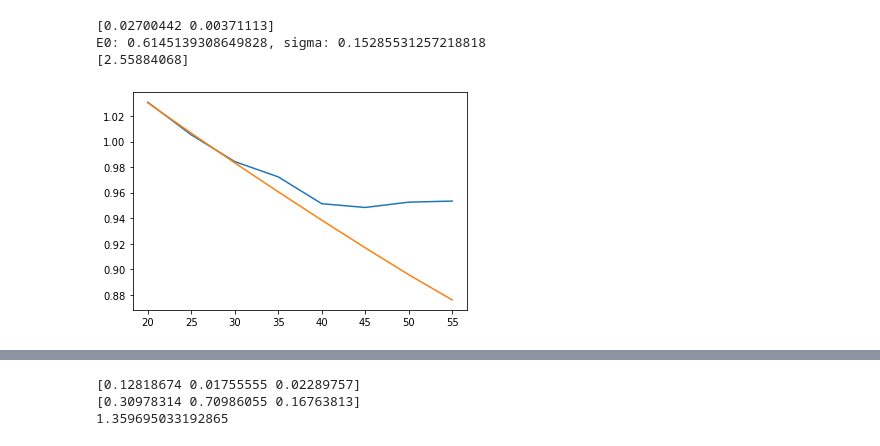
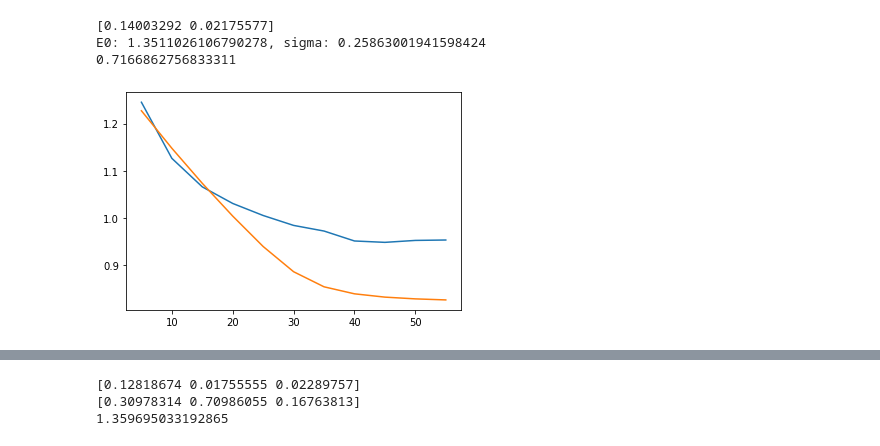
Before and after one commit to jinluchang/Qlattice, a Jupyter notebook: applications/false-vacuum-decay/false_vacuum_decay.ipynb, the cells around one changed output, grey strips where cells are left out. Cells and saved outputs as stored; diff of their text form; code cells hidden in the pictures.

```diff
--- a/applications/false-vacuum-decay/false_vacuum_decay.ipynb
+++ b/applications/false-vacuum-decay/false_vacuum_decay.ipynb
@@ -36,7 +35,7 @@ date = "*" #datetime.datetime.now().date()
 fileid = f"{total_site[0]}x{total_site[3]}_lmbd_{lmbd}_v0_{v0}_alpha_{alpha}_m_{m_particle}_dt_{dt}_bar_{barrier_strength}_M_{M}_L_{L}_tfull_{t_full}_tFV_{t_FV}_{date}_{version}"
 
 cutoff = 10000
-block_size = 2000
+block_size = 10000
 
 measurements = Data(Nt, cutoff, block_size)
 measurements.load(f"output_data/measurements_{fileid}.bin")
@@ -66,7 +65,7 @@ dSs = []
 dS_errs = []
 t_TVs = []
 
-for sf in sfs[:-3]:
+for sf in sfs[1:]:
     blocks = measurements.get_exp_Ebar_blocks(sf)
     dS, err = jk.get_errors_from_blocks(np.mean(blocks), blocks)
     dSs.append(dS)
@@ -120,17 +112,18 @@ plt.plot(t_TVs, fit.fit(np.array(t_TVs), opt[0], opt[1]))
 # %%
-fit = ratios_fit.GaussianFitNoBounds(t_TVs, 0.0, 0.2)
+fit = ratios_fit.GaussianFitNoBounds(0.2)
 
-opt, cov = curve_fit(fit.fit, t_TVs[-3:], ratios[-3:], sigma=dS_errs[-3:], p0=[1.0, 1.0], jac=fit.dfit, bounds=((0,0),(np.inf,np.inf)))
+start=7
+opt, cov = fit.get_fit_params(t_TVs[start:], ratios[start:], dS_errs[start:])
 print(np.sqrt(np.diag(cov)))
 
 plt.plot(t_TVs, ratios)
 plt.plot(t_TVs, fit.fit(np.array(t_TVs), opt[0], opt[1]))
 #plt.plot(t_TVs, fit2(np.array(t_TVs), opt2[0], opt2[1],opt2[2]))
 print(f"E0: {opt[0]}, sigma: {opt[1]}")
-print(fit.R0(0,1,opt[0],opt[1])/fit.Rt(np.array([25.0]),fit.start_time, 1, opt[0],opt[1]))
+print(fit.get_correction(25,*opt))
 # %% [output]
-[0.02700442 0.00371113]
-E0: 0.6145139308649828, sigma: 0.15285531257218818
-[2.55884068]
+[0.14003292 0.02175577]
+E0: 1.3511026106790278, sigma: 0.25863001941598424
+0.7166862756833311
-[figure, old version]
+[figure, new version]
 # %%
```
Also changed, not shown: parts of 11 cells of this notebook, 3 other files.
